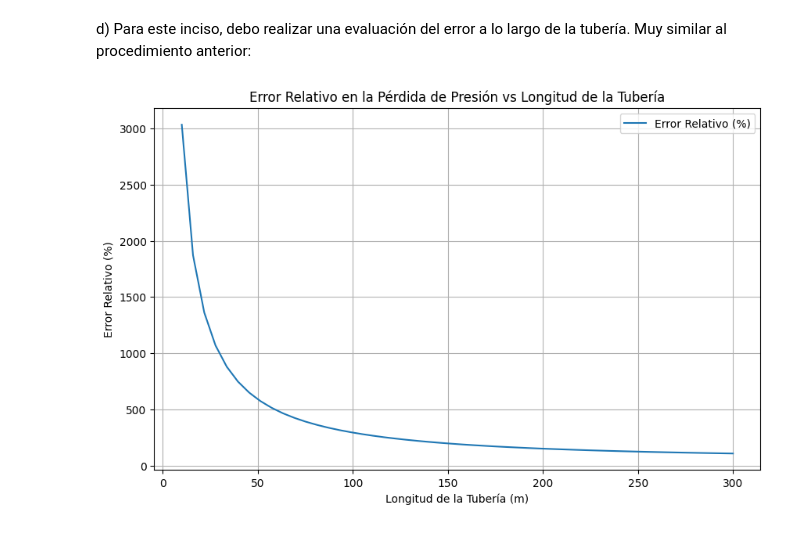
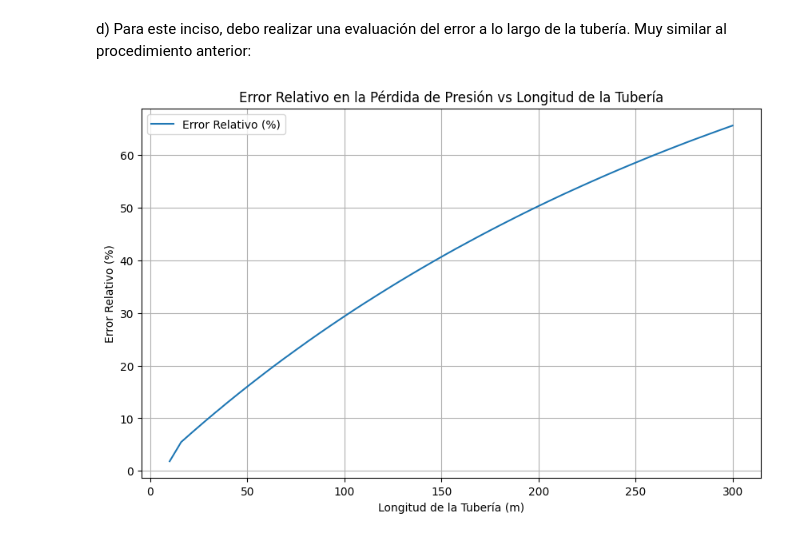
Before and after one commit to nicoerdmann/Prueba1, a Jupyter notebook: Tarea_1_Nico.ipynb, the cells around one changed output. Cells and saved outputs as stored; diff of their text form; code cells hidden in the pictures.

```diff
--- a/Tarea_1_Nico.ipynb
+++ b/Tarea_1_Nico.ipynb
@@ -61,7 +61,7 @@ V_dot = vel_promedio * Area_transversal
 
 #Coolprop no permite trabajar con unidades, estos los dejamos como magnitudes escalares
 Temperatura = 20 + 273.15
-P_0 = 1 * 6895 + 101325 #Debemos sumar la presión atmosférica
+P_0 = 1000 * 6895 + 101325 #Debemos sumar la presión atmosférica
 Diametro, vel_promedio, Largo, Area_transversal, V_dot, Temperatura, P_0
 # %% [output]
 (<Quantity(0.0317500635, 'meter')>,
@@ -109,7 +109,7 @@ DELTA_P_incompresible
 b) Primero, para entender el grado de error introducido por el supuesto, debemos ver cuáles serán nuestras pérdidas de cargas considerando un fluido compresible, es decir, que cambia su densidad.
 Para eso, haremos divisiones a lo largo de la tubería e iremos evaluando las perdidas de carga utilizando las densidades en cada punto.
 # %%
-P_0 = (1 * 6895 + 101325) * u.Pa
+P_0 = (1000 * 6895 + 101325) * u.Pa
 #divisiones de la tuberia
 numero_segmentos = 50
 longitud_segmento = Largo / numero_segmentos
@@ -154,7 +156,7 @@ longitudes = np.linspace(10, Largo.magnitude, 50) * u.m  # Variar la longitud de
 error_relativo = []
 
 for Largo in longitudes:
-  P_0 = (1 * 6895 + 101325) * u.Pa
+  P_0 = (1000 * 6895 + 101325) * u.Pa
   #divisiones de la tuberia
   numero_segmentos = 50
   longitud_segmento = Largo / numero_segmentos
@@ -163,31 +165,32 @@ for Largo in longitudes:
   DELTA_P_compresible = 0
 
   # Sumando los segmentos
   for i in range(numero_segmentos):
 
       Re = (fld.Reynolds(Diametro.magnitude, rho.magnitude, vel_promedio.magnitude, mu.magnitude))
       f = fld.friction.friction_factor(Re, eD=(epsilon.magnitude/Diametro.magnitude), Method='Colebrook')
 
       # Calcular la pérdida de presión en el segmento actual
       DP_segmento = (f * longitud_segmento * rho * vel_promedio**2) / (2 * Diametro)
       DELTA_P_compresible += DP_segmento
 
       # Actualizar la presión y propiedades del fluido
       P_actual = P_0 - DELTA_P_compresible
       rho = cp.PropsSI('D', 'T', Temperatura, 'P', P_actual.magnitude, fluido) * u.kg/u.m**3
       mu = cp.PropsSI('V', 'T', Temperatura, 'P', P_actual.magnitude, fluido) * u.Pa*u.s
+      DELTA_P_incompresible = ((f * Largo * rho * vel_promedio**2)/(2 * Diametro)).to(u.kPa)
 
   DELTA_P_compresible = DELTA_P_compresible.to(u.kPa)
   error = abs((DELTA_P_incompresible - DELTA_P_compresible))/(DELTA_P_compresible) * 100
   error_relativo.append(error)
 
 plt.figure(figsize=(10, 6))
 plt.plot(longitudes.magnitude, error_relativo, label='Error Relativo (%)')
 plt.xlabel('Longitud de la Tubería (m)')
 plt.ylabel('Error Relativo (%)')
 plt.title('Error Relativo en la Pérdida de Presión vs Longitud de la Tubería')
 plt.grid(True)
 plt.legend()
 plt.show()
 # %% [output]
-[figure, old version]
+[figure, new version]
```
Also changed, not shown: parts of 7 cells of this notebook.
